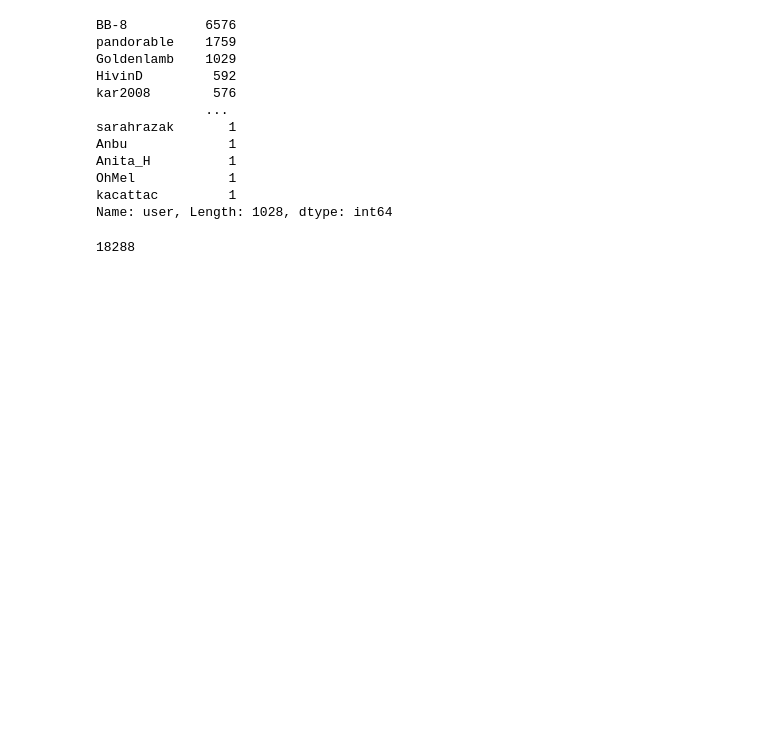
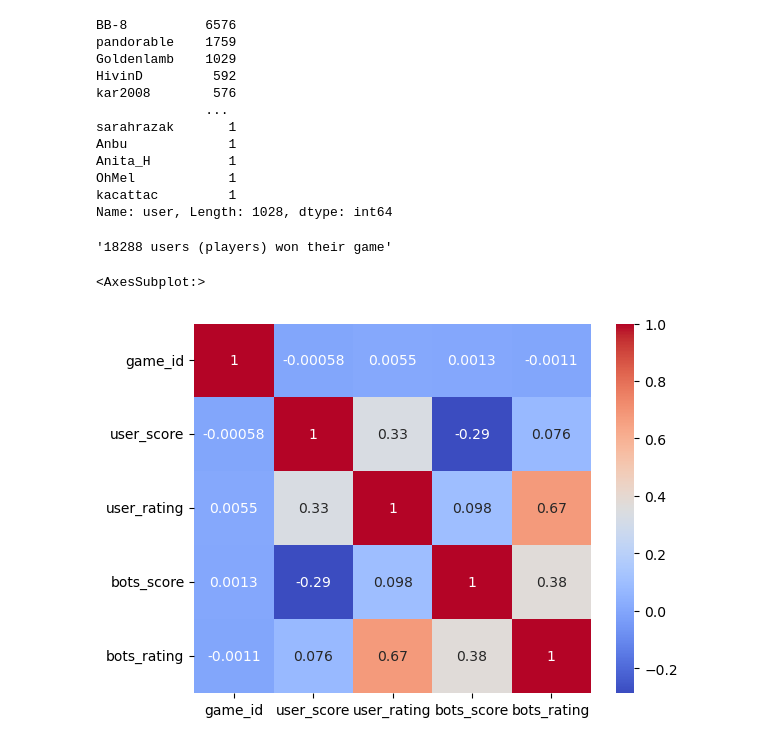
Before and after one commit to juliusmarkwei/Scrabble-Player-Rating, a Jupyter notebook: scrabble-player-rating.ipynb, the cells around one changed output. Drawn from its saved outputs; the diff is of its cells as text; code cells hidden in the pictures; blank space fills up the shorter version.

Commit message:
Kaggle Notebook | Scrabble_Player_Rating | Version 5

```diff
--- a/scrabble-player-rating.ipynb
+++ b/scrabble-player-rating.ipynb
@@ -200,6 +195,12 @@ kacattac         1
 Name: user, Length: 1028, dtype: int64
 # %%
 users_who_won = train_df[train_df['user_score'].values > train_df['bots_score'].values].shape
-users_who_won[0]
+f'{users_who_won[0]} users (players) won their game'
 # %% [output]
-18288
+'18288 users (players) won their game'
+# %%
+corr = train_df.corr(method='pearson')
+sns.heatmap(corr, annot=True, cbar=True, cmap='coolwarm')
+# %% [output]
+<AxesSubplot:>
+[figure, added]
```
Also changed, not shown: parts of 14 cells of this notebook.
